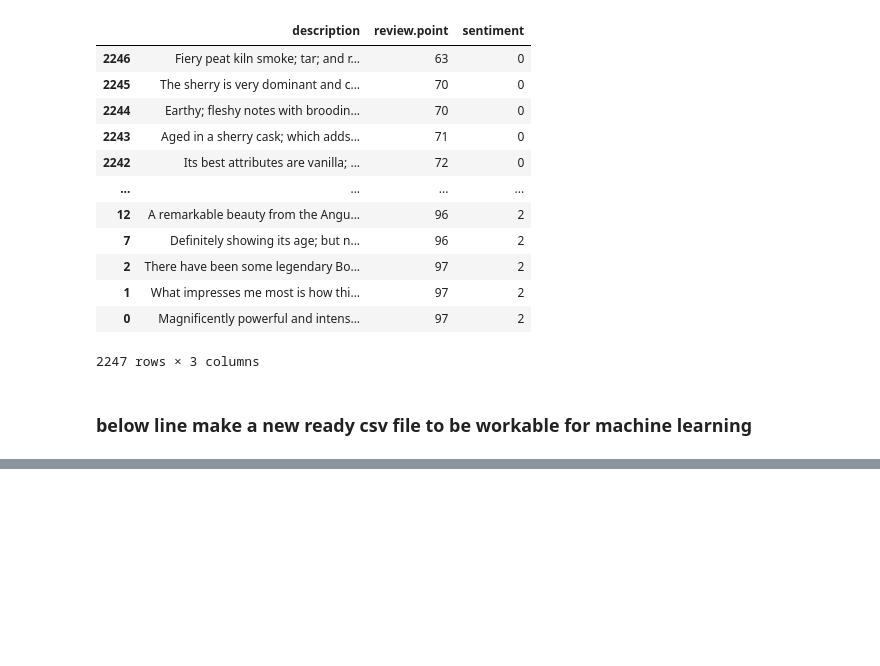
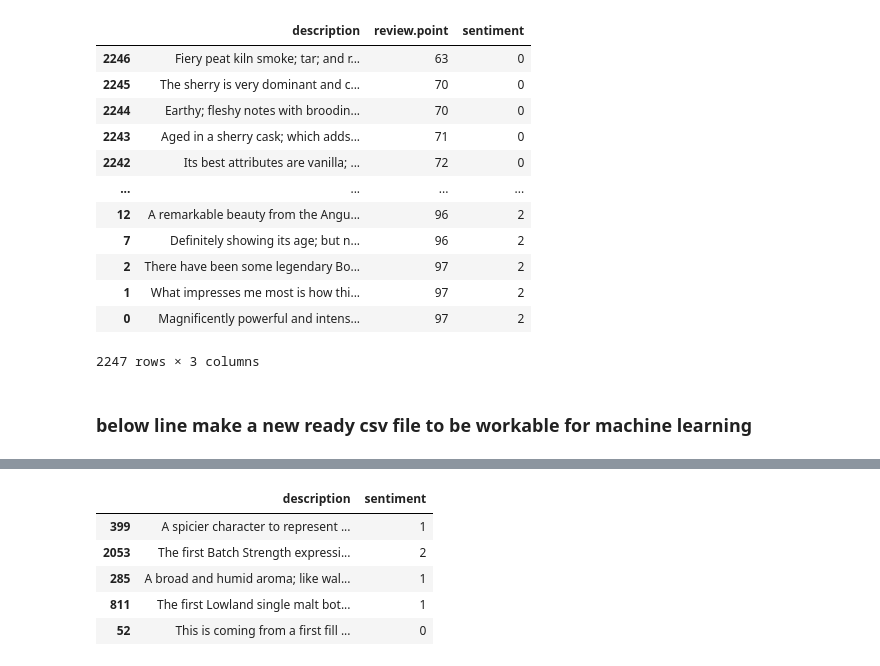
Before and after one commit to jamesbond007dj/sentiment-classifier, a Jupyter notebook: sentiment_classifier_scoth_whiskey.ipynb, the cells around one changed output, grey strips where cells are left out. Cells and saved outputs as stored; diff of their text form; code cells hidden in the pictures; blank space fills up the shorter version.

```diff
--- a/sentiment_classifier_scoth_whiskey.ipynb
+++ b/sentiment_classifier_scoth_whiskey.ipynb
@@ -329,0 +364,11 @@ ranked_scotch.to_csv('ranked_scotch.csv')
+# %%
+scotch_df.columns=['Unnamed: 0', 'description' , 'review.point' , 'sentiment']
+scotch_training_df = scotch_df[['description', 'sentiment']].dropna()
+scotch_training_df.sample(5)
+# %% [output]
+|  | description | sentiment |
+| 399 | A spicier character to represent ... | 1 |
+| 2053 | The first Batch Strength expressi... | 2 |
+| 285 | A broad and humid aroma; like wal... | 1 |
+| 811 | The first Lowland single malt bot... | 1 |
+| 52 | This is coming from a first fill ... | 0 |
```
Also changed, not shown: parts of 12 cells of this notebook.
